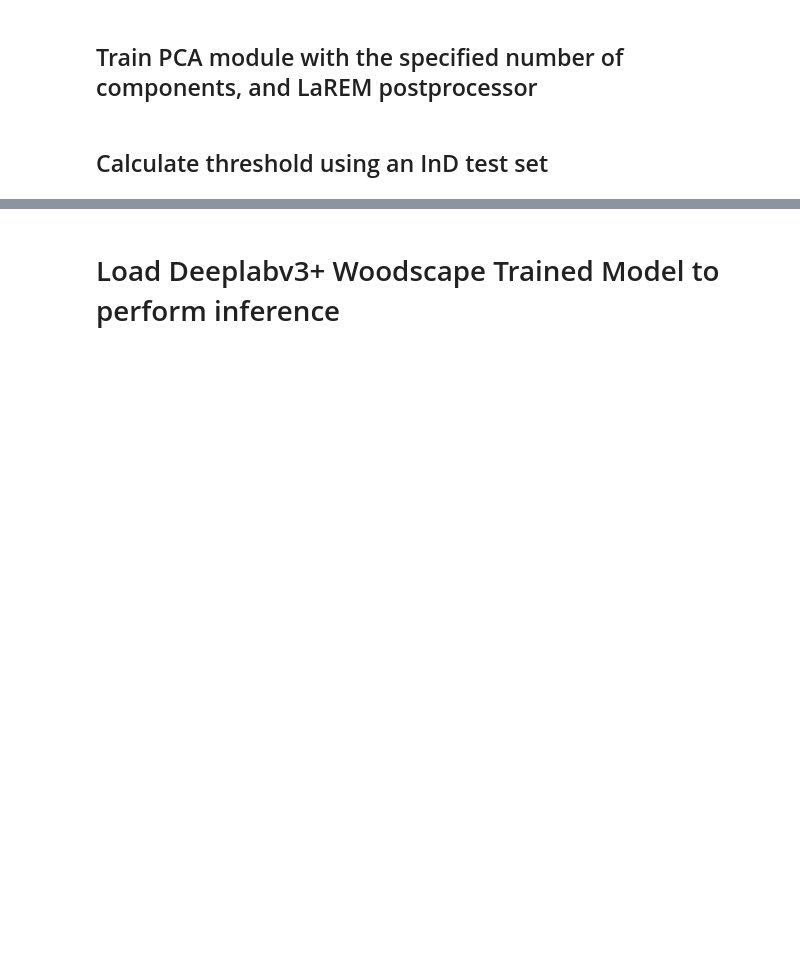
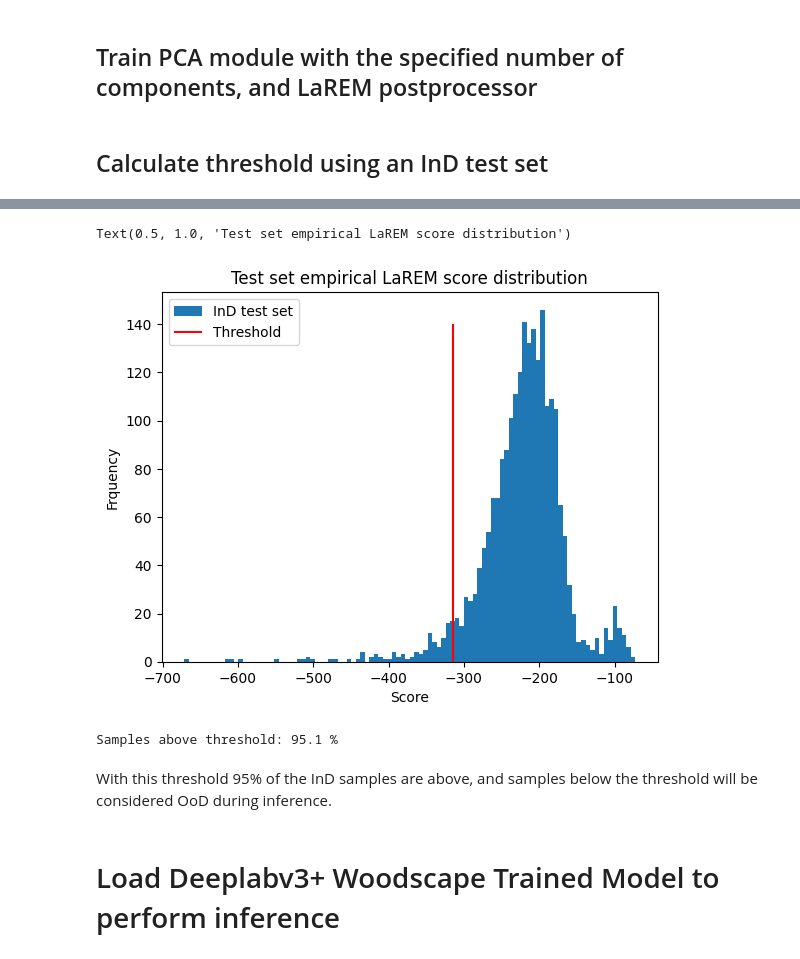
Before and after one commit to danielm322/OoO_Detection, a Jupyter notebook: examples/3_performing_inference.ipynb, the cells around one changed output, grey strips where cells are left out. Saved outputs shown, nothing was run; the diff lists cells and outputs as text; code cells hidden in the pictures; blank space fills up the shorter version.

Commit message:
Updated notebooks with the inference steps

```diff
--- a/examples/3_performing_inference.ipynb
+++ b/examples/3_performing_inference.ipynb
@@ -73,3 +106,20 @@ Threshold: -315.06579081594293
+# %%
+plt.hist(test_ind_larem, bins=100, label="InD test set")
+plt.vlines(x=threshold_larem, ymin=0, ymax=140, colors='r', label="Threshold")
+plt.legend()
+plt.xlabel("Score")
+plt.ylabel("Frquency")
+plt.title("Test set empirical LaREM score distribution")
+# %% [output]
+Text(0.5, 1.0, 'Test set empirical LaREM score distribution')
+[figure, added]
+# %%
+# Check that threshold is correctly calculated
+print(f"Samples above threshold: {round(100 * (test_ind_larem > threshold_larem).sum() / test_ind_larem.shape[0], 2)} %")
+# %% [output]
+Samples above threshold: 95.1 %
+# %% [markdown]
+With this threshold 95% of the InD samples are above, and samples below the threshold will be considered OoD during inference.
 # %% [markdown]
 # Load Deeplabv3+ Woodscape Trained Model to perform inference
 # %%
```
Also changed, not shown: parts of 26 cells of this notebook, 2 other files.
